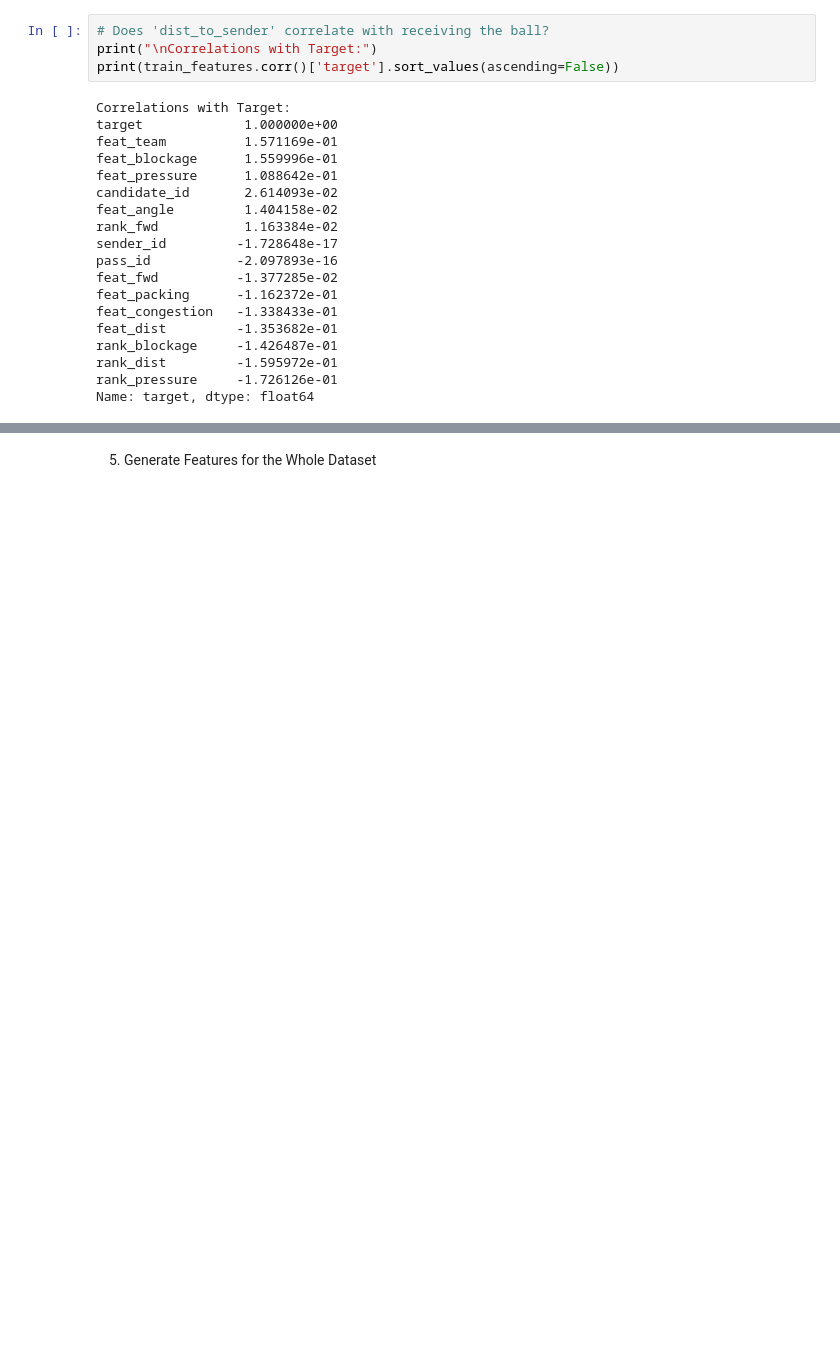
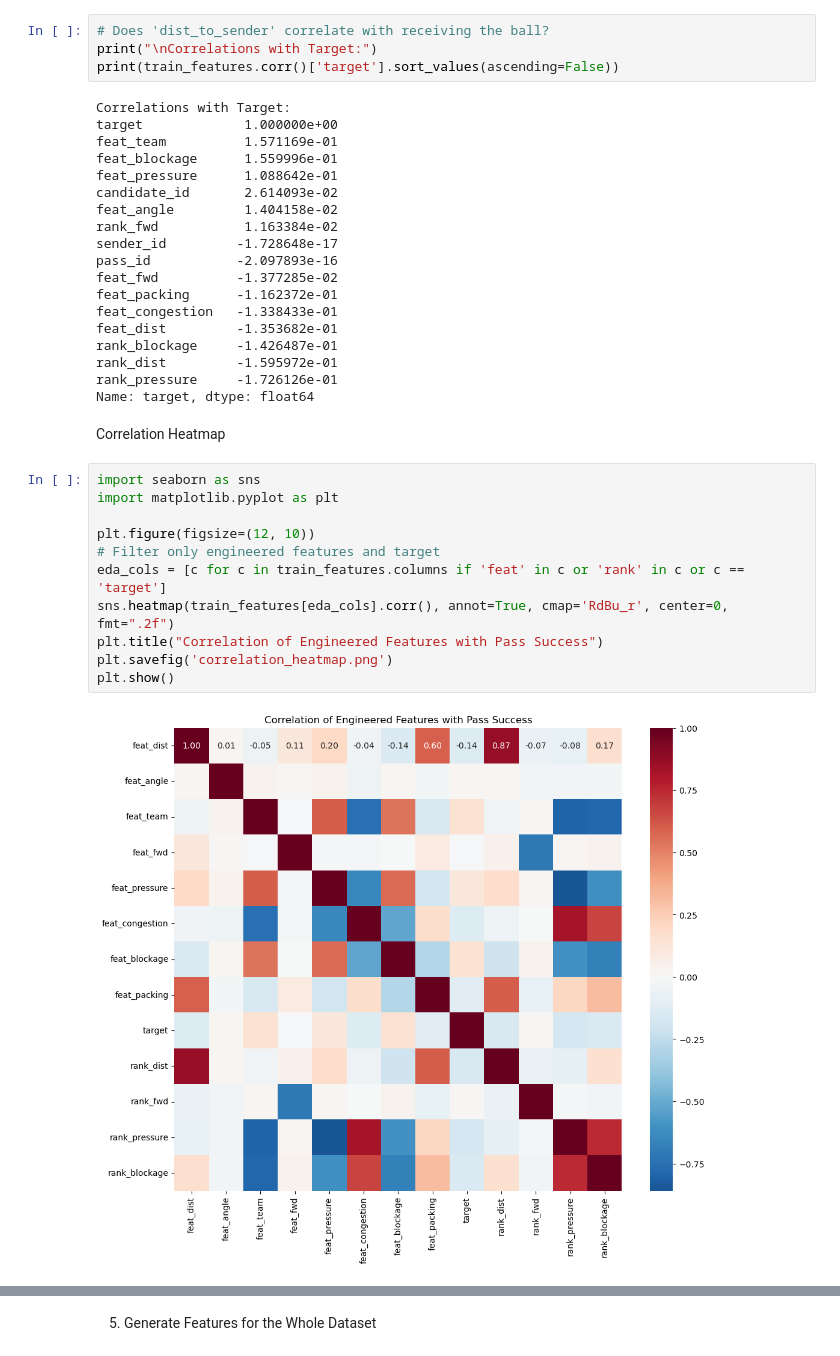
Before and after one commit to khalilAnkri/Football-pass-prediction, a Jupyter notebook: notebooks/feature_engineering.ipynb, the cells around one changed output, grey strips where cells are left out. Drawn from its saved outputs; the diff is of its cells as text; blank space fills up the shorter version.

```diff
--- a/notebooks/feature_engineering.ipynb
+++ b/notebooks/feature_engineering.ipynb
@@ -68,3 +68,18 @@ rank_blockage     -1.426487e-01
 rank_dist         -1.595972e-01
 rank_pressure     -1.726126e-01
 Name: target, dtype: float64
+# %% [markdown]
+Correlation Heatmap
+# %%
+import seaborn as sns
+import matplotlib.pyplot as plt
+
+plt.figure(figsize=(12, 10))
+# Filter only engineered features and target
+eda_cols = [c for c in train_features.columns if 'feat' in c or 'rank' in c or c == 'target']
+sns.heatmap(train_features[eda_cols].corr(), annot=True, cmap='RdBu_r', center=0, fmt=".2f")
+plt.title("Correlation of Engineered Features with Pass Success")
+plt.savefig('correlation_heatmap.png')
+plt.show()
+# %% [output]
+[figure, added]
```
Also changed, not shown: parts of 5 cells of this notebook, 8 other files.
